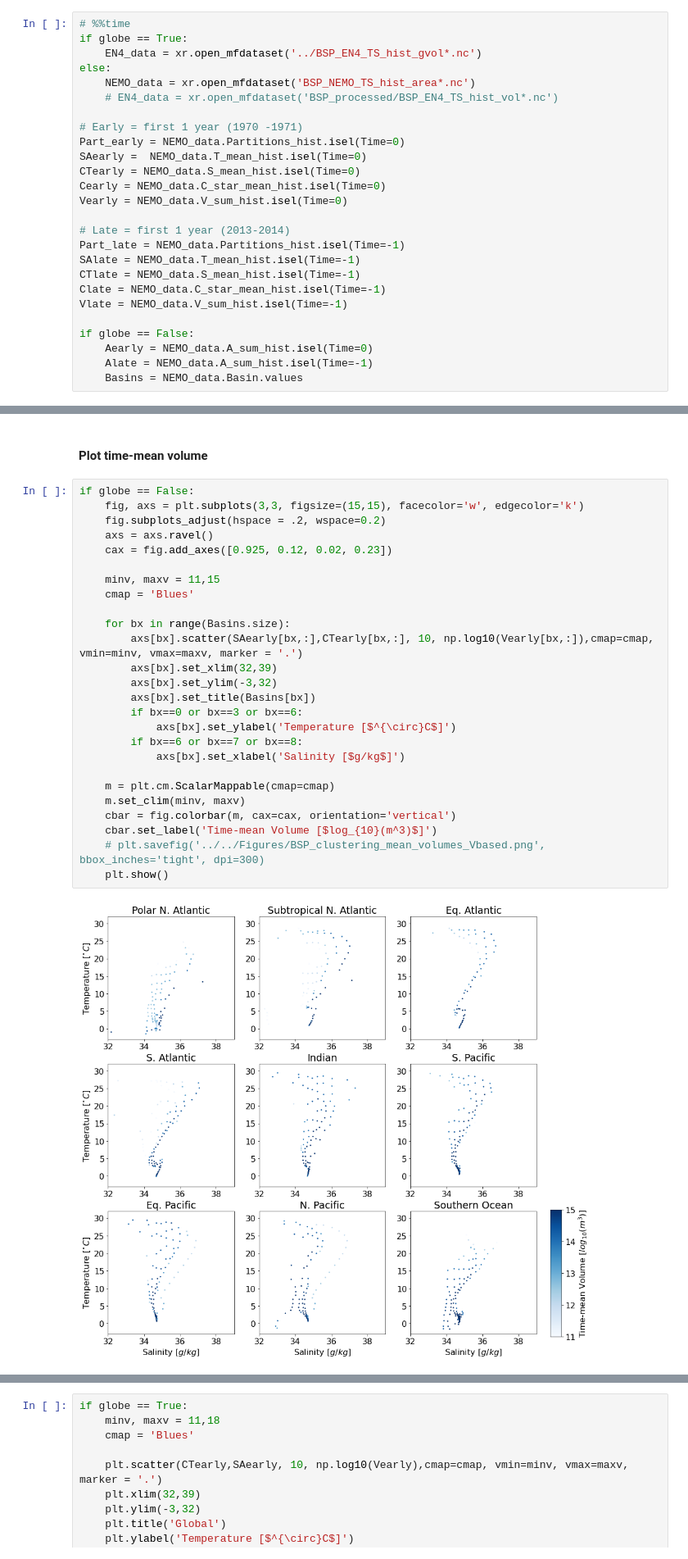
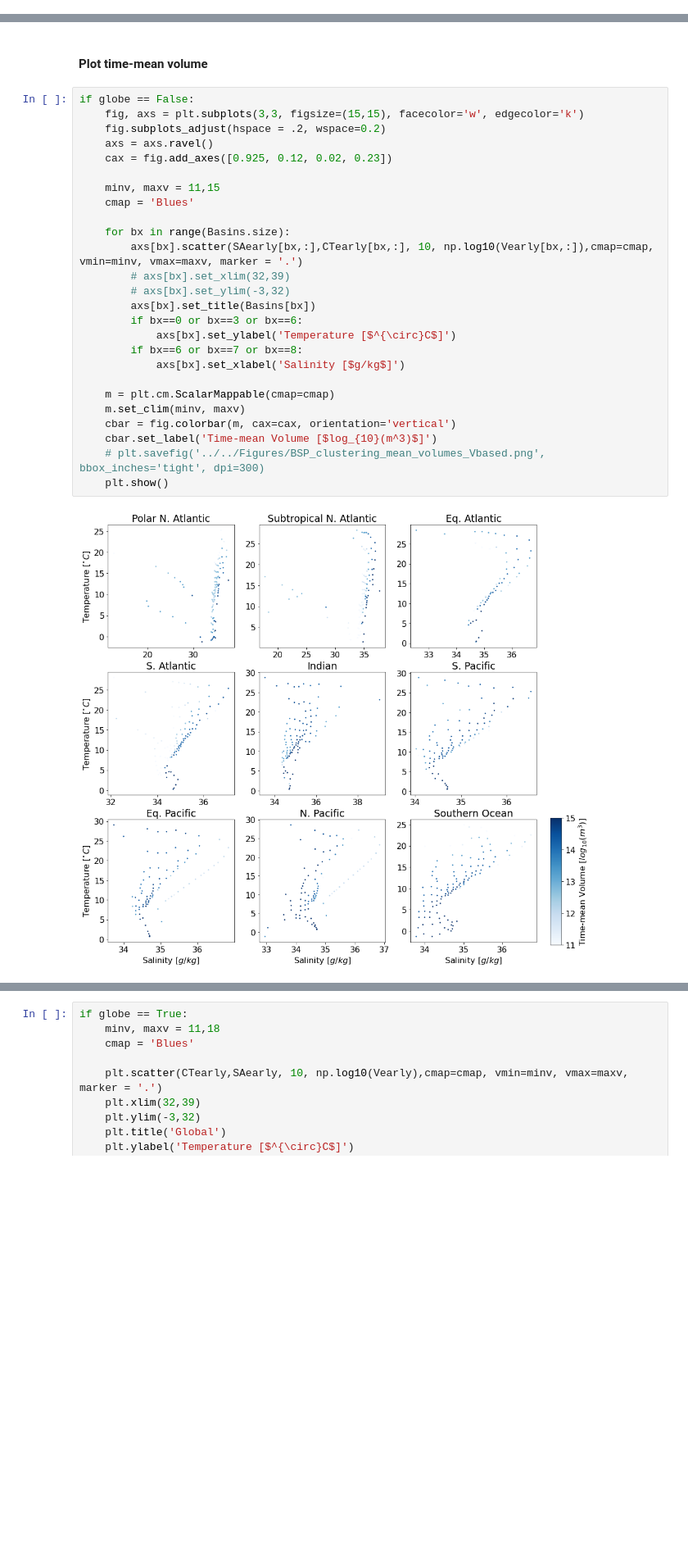
Before and after one commit to taimoorsohail/MTM, a Jupyter notebook: MinMixCarbon.ipynb, the cells around one changed output, grey strips where cells are left out. Shown at 82% size. Saved outputs shown, nothing was run; the diff lists cells and outputs as text; blank space fills up the shorter version.

Commit message:
Updated code to work with NEMO

```diff
--- a/MinMixCarbon.ipynb
+++ b/MinMixCarbon.ipynb
@@ -116,29 +116,3 @@ _This dataset comes from files "BSP_ACCESS_TS_hist_vol_*.nc"
 3) __Regional data (Global Surface Area)__\
 In this dataset, we apply BSP to create 256 equal _global surface area_ bins. The data, however, is partitioned into the 9 regions defined above. Hence, each region will have the same 256 bins (which are calculated based on the global surface area distrubtion) but the area and volume captured by the bins will vary from region to region. The sum of the area over the 9 regions will be constant and equal for each BSP bin. \
 _This dataset comes from files "BSP_ACCESS_TS_hist_area_*.nc"
-# %%
-# %%time
-if globe == True:
-    EN4_data = xr.open_mfdataset('../BSP_EN4_TS_hist_gvol*.nc')
-else:
-    NEMO_data = xr.open_mfdataset('BSP_NEMO_TS_hist_area*.nc')
-    # EN4_data = xr.open_mfdataset('BSP_processed/BSP_EN4_TS_hist_vol*.nc')
-
-# Early = first 1 year (1970 -1971)
-Part_early = NEMO_data.Partitions_hist.isel(Time=0)
-SAearly =  NEMO_data.T_mean_hist.isel(Time=0)
-CTearly = NEMO_data.S_mean_hist.isel(Time=0)
-Cearly = NEMO_data.C_star_mean_hist.isel(Time=0)
-Vearly = NEMO_data.V_sum_hist.isel(Time=0)
-
-# Late = first 1 year (2013-2014)
-Part_late = NEMO_data.Partitions_hist.isel(Time=-1)
-SAlate = NEMO_data.T_mean_hist.isel(Time=-1)
-CTlate = NEMO_data.S_mean_hist.isel(Time=-1)
-Clate = NEMO_data.C_star_mean_hist.isel(Time=-1)
-Vlate = NEMO_data.V_sum_hist.isel(Time=-1)
-
-if globe == False:
-    Aearly = NEMO_data.A_sum_hist.isel(Time=0)
-    Alate = NEMO_data.A_sum_hist.isel(Time=-1)
-    Basins = NEMO_data.Basin.values
@@ -274,28 +294,28 @@ Total number of bins = 1152
 # %%
 if globe == False:
     fig, axs = plt.subplots(3,3, figsize=(15,15), facecolor='w', edgecolor='k')
     fig.subplots_adjust(hspace = .2, wspace=0.2)
     axs = axs.ravel()
     cax = fig.add_axes([0.925, 0.12, 0.02, 0.23])
 
     minv, maxv = 11,15
     cmap = 'Blues'
 
     for bx in range(Basins.size):
         axs[bx].scatter(SAearly[bx,:],CTearly[bx,:], 10, np.log10(Vearly[bx,:]),cmap=cmap, vmin=minv, vmax=maxv, marker = '.')
-        axs[bx].set_xlim(32,39)
-        axs[bx].set_ylim(-3,32)
+        # axs[bx].set_xlim(32,39)
+        # axs[bx].set_ylim(-3,32)
         axs[bx].set_title(Basins[bx])
         if bx==0 or bx==3 or bx==6:
             axs[bx].set_ylabel('Temperature [$^{\circ}C$]')
         if bx==6 or bx==7 or bx==8:
             axs[bx].set_xlabel('Salinity [$g/kg$]')
 
     m = plt.cm.ScalarMappable(cmap=cmap)
     m.set_clim(minv, maxv)
     cbar = fig.colorbar(m, cax=cax, orientation='vertical')
     cbar.set_label('Time-mean Volume [$log_{10}(m^3)$]')
     # plt.savefig('../../Figures/BSP_clustering_mean_volumes_Vbased.png', bbox_inches='tight', dpi=300)
     plt.show()
 # %% [output]
-[figure, old version]
+[figure, new version]
```
Also changed, not shown: parts of 20 cells of this notebook, 23 other files.
